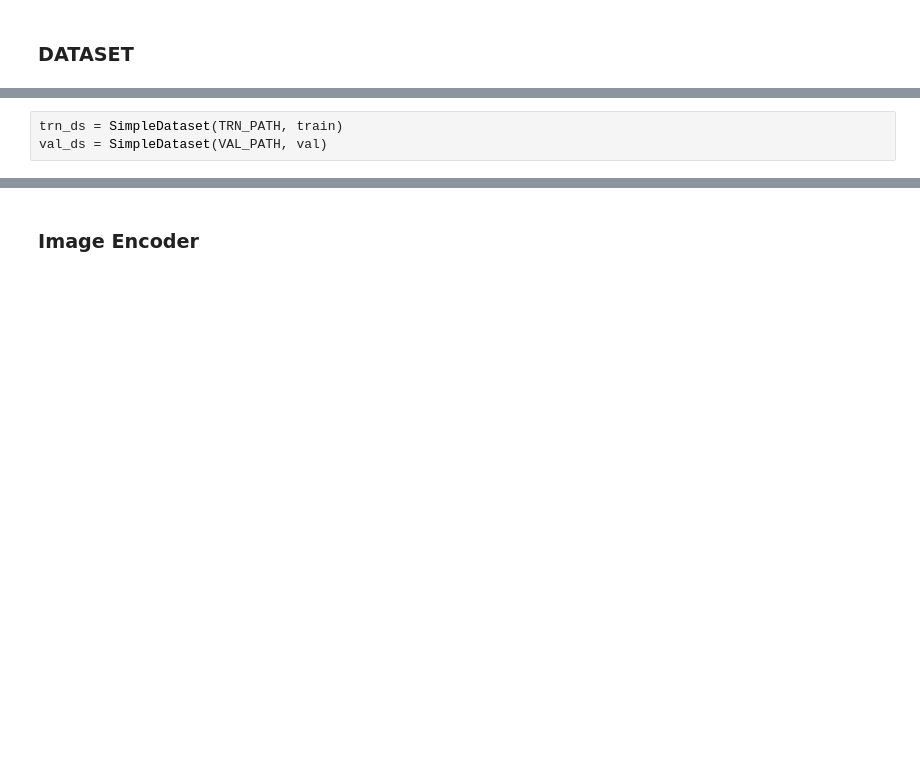
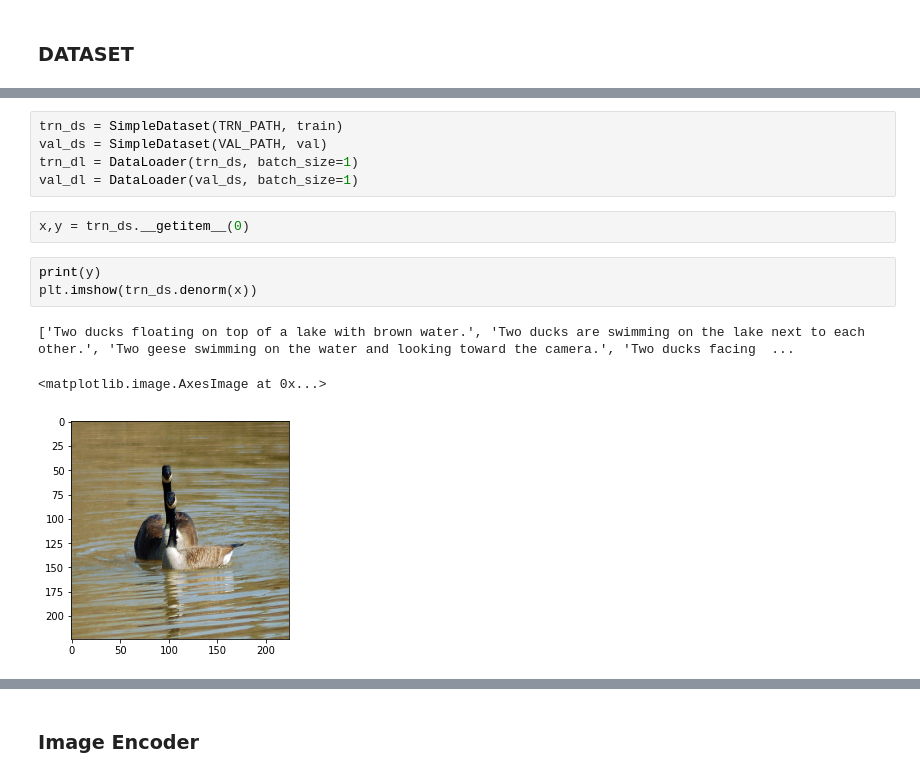
Before and after one commit to neerjad/Object_Detection, a Jupyter notebook: baseline.ipynb, the cells around one changed output, grey strips where cells are left out. Saved outputs shown, nothing was run; the diff lists cells and outputs as text; blank space fills up the shorter version.

```diff
--- a/baseline.ipynb
+++ b/baseline.ipynb
@@ -86,4 +115,15 @@ class SimpleDataset(Dataset):
 # %%
 trn_ds = SimpleDataset(TRN_PATH, train)
 val_ds = SimpleDataset(VAL_PATH, val)
+trn_dl = DataLoader(trn_ds, batch_size=1)
+val_dl = DataLoader(val_ds, batch_size=1)
+# %%
+x,y = trn_ds.__getitem__(0)
+# %%
+print(y)
+plt.imshow(trn_ds.denorm(x))
+# %% [output]
+['Two ducks floating on top of a lake with brown water.', 'Two ducks are swimming on the lake next to each other.', 'Two geese swimming on the water and looking toward the camera.', 'Two ducks facing  ...
+<matplotlib.image.AxesImage at 0x...>
+[figure, added]
 # %%
```
Also changed, not shown: parts of 84 cells of this notebook.
